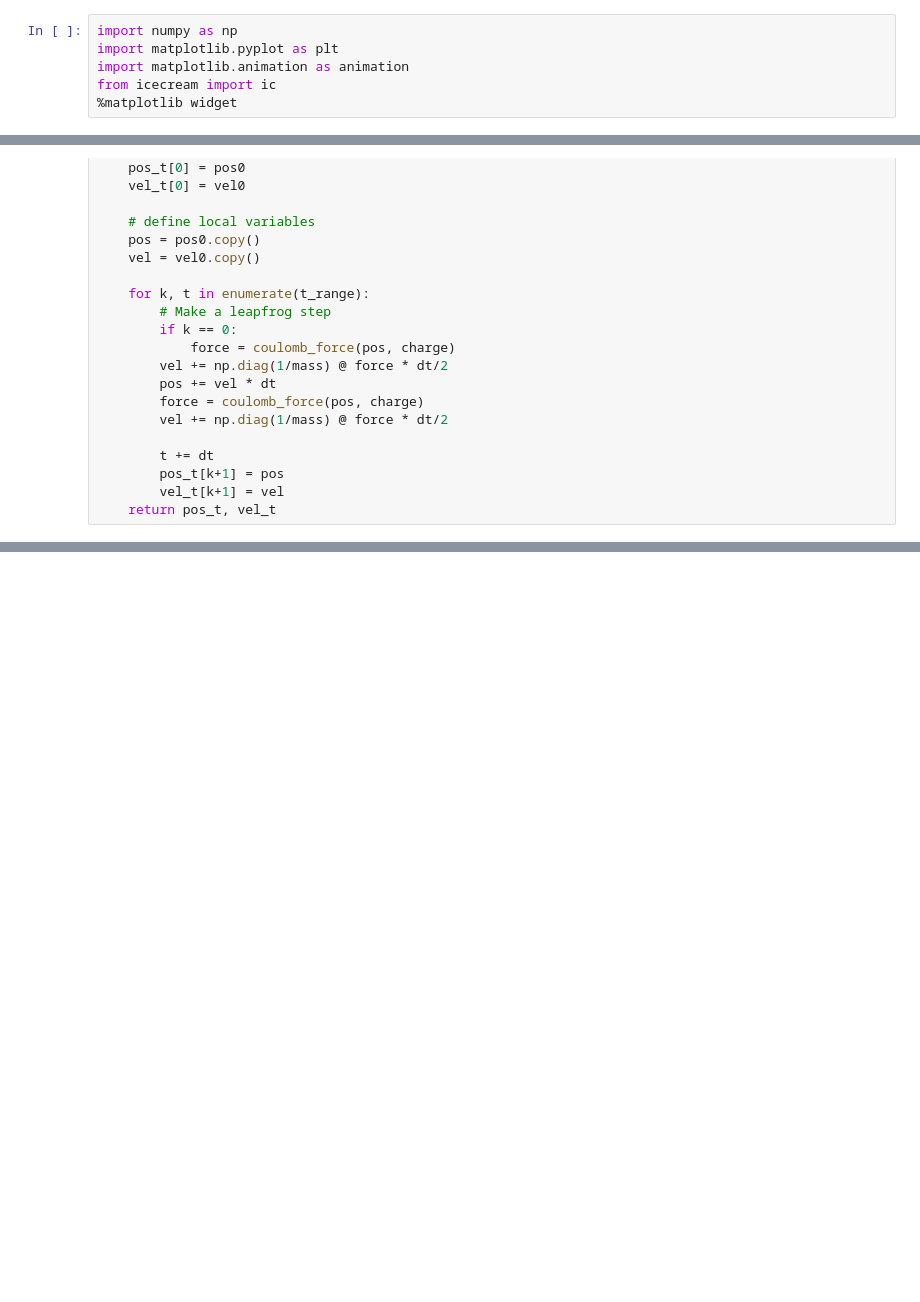
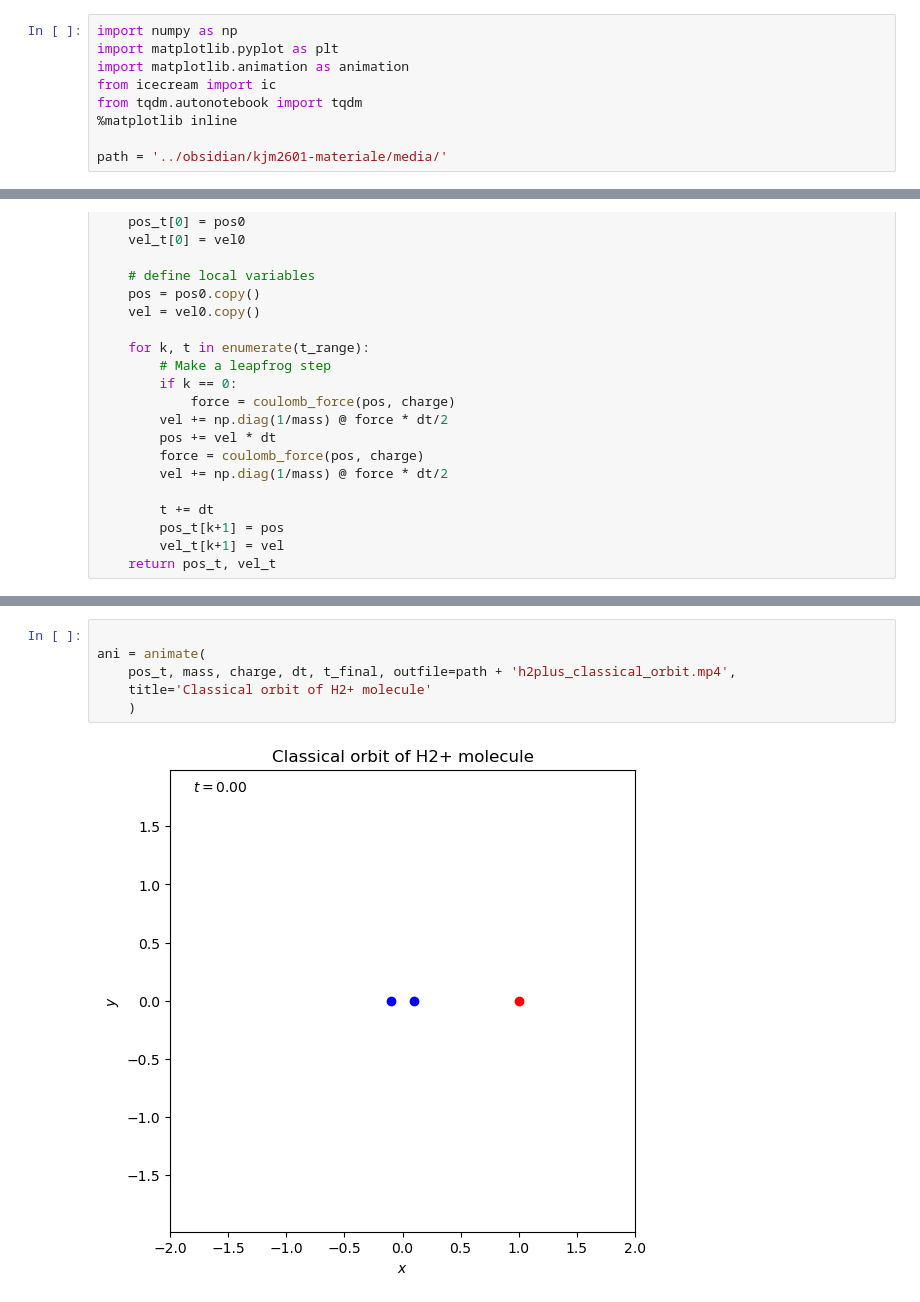
Before and after one commit to simenkva/kjm2601, a Jupyter notebook: src/python/classical_molecule_dynamics.ipynb, the cells around one changed output, grey strips where cells are left out. Cells and saved outputs as stored; diff of their text form; blank space fills up the shorter version.

```diff
--- a/src/python/classical_molecule_dynamics.ipynb
+++ b/src/python/classical_molecule_dynamics.ipynb
@@ -3,7 +3,10 @@ import numpy as np
 import matplotlib.pyplot as plt
 import matplotlib.animation as animation
 from icecream import ic
-%matplotlib widget
+from tqdm.autonotebook import tqdm
+%matplotlib inline
+
+path = '../obsidian/kjm2601-materiale/media/'
 # %%
 
 def integrate_leapfrog(pos0, vel0, mass, charge, dt, t_final):
@@ -126 +134,9 @@ ani = animate(pos_t, mass, charge, dt, t_final)
+# %%
+
+ani = animate(
+    pos_t, mass, charge, dt, t_final, outfile=path + 'h2plus_classical_orbit.mp4',
+    title='Classical orbit of H2+ molecule'
+    )
+# %% [output]
+[figure, added]
 # %%
```
Also changed, not shown: parts of 7 cells of this notebook, 29 other files.
